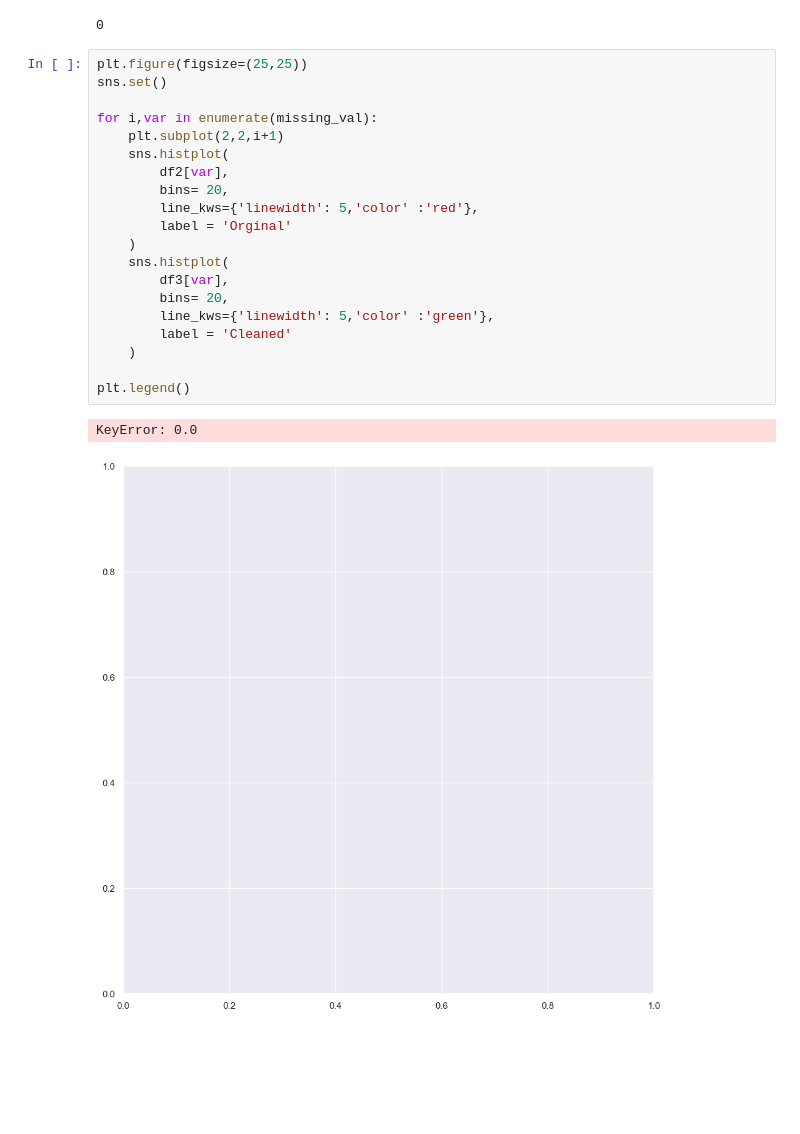
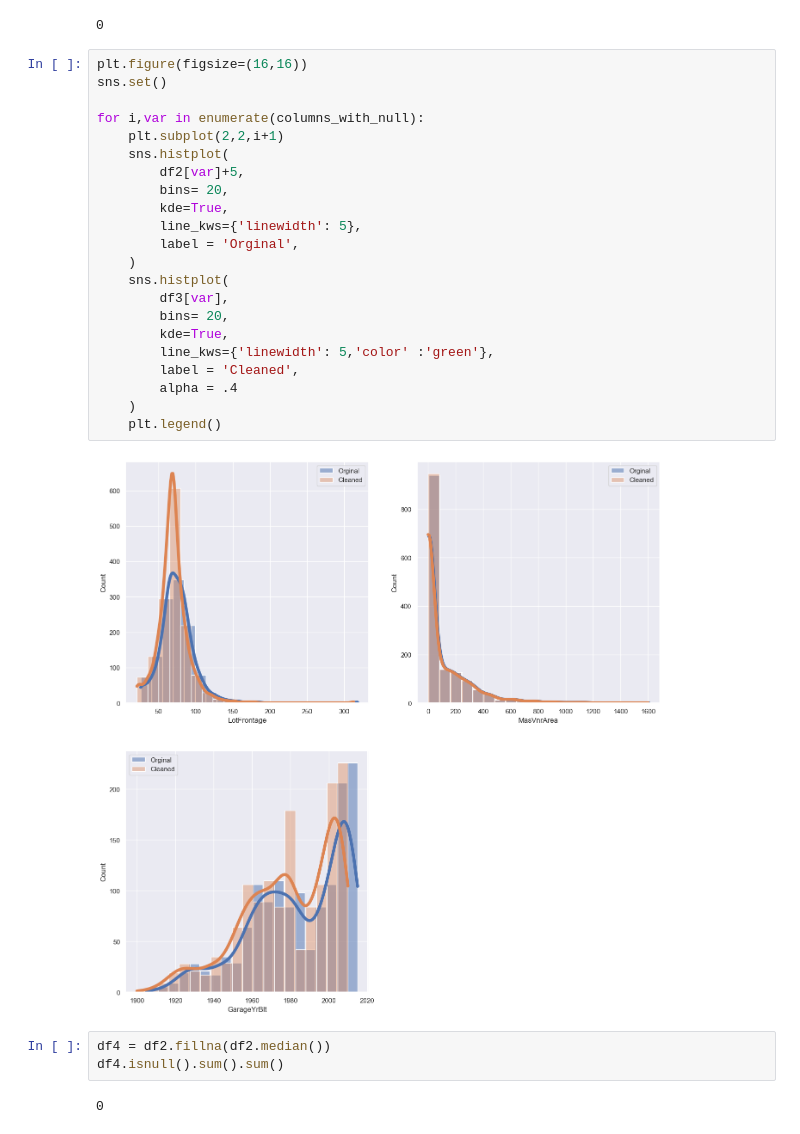
Before and after one commit to Rayal-Khatri/Data_Cleaning, a Jupyter notebook: Fill_Missing_Data.ipynb, the cells around one changed output. Cells and saved outputs as stored; diff of their text form; blank space fills up the shorter version.

```diff
--- a/Fill_Missing_Data.ipynb
+++ b/Fill_Missing_Data.ipynb
@@ -151,25 +151,31 @@ df3.isnull().sum().sum()
 # %% [output]
 0
 # %%
-plt.figure(figsize=(25,25))
+plt.figure(figsize=(16,16))
 sns.set()
 
-for i,var in enumerate(missing_val):
+for i,var in enumerate(columns_with_null):
     plt.subplot(2,2,i+1)
     sns.histplot(
-        df2[var],
+        df2[var]+5,
         bins= 20,
-        line_kws={'linewidth': 5,'color' :'red'},
-        label = 'Orginal'
+        kde=True,
+        line_kws={'linewidth': 5},
+        label = 'Orginal',
     )
     sns.histplot(
         df3[var],
         bins= 20,
+        kde=True,
         line_kws={'linewidth': 5,'color' :'green'},
-        label = 'Cleaned'
+        label = 'Cleaned',
+        alpha = .4
     )
-
-plt.legend()
+    plt.legend()
 # %% [output]
-KeyError: 0.0
-[figure, old version]
+[figure, new version]
+# %%
+df4 = df2.fillna(df2.median())
+df4.isnull().sum().sum()
+# %% [output]
+0
```
Also changed, not shown: parts of 3 cells of this notebook.
